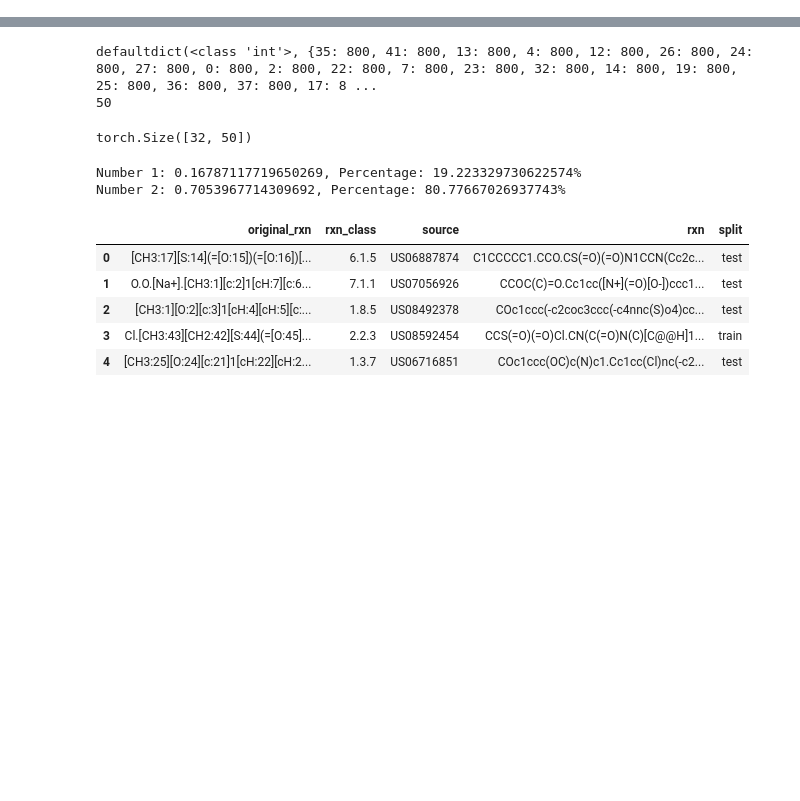
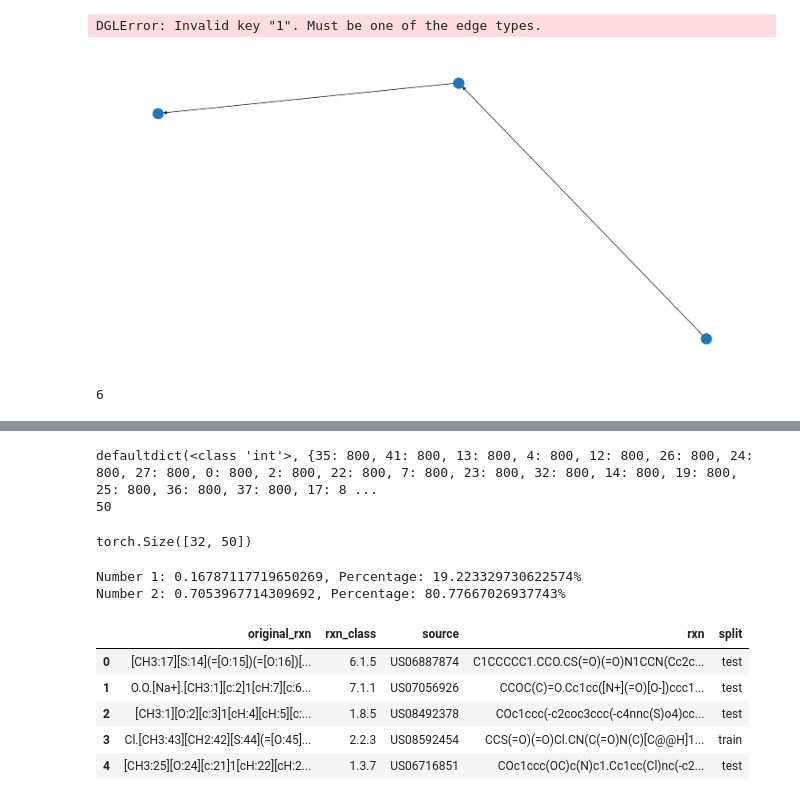
Before and after one commit to phuocchung123/kaggle_recat, a Jupyter notebook: draft.ipynb, the cells around one changed output, grey strips where cells are left out. Drawn from its saved outputs; the diff is of its cells as text; code cells hidden in the pictures; blank space fills up the shorter version.

```diff
--- a/draft.ipynb
+++ b/draft.ipynb
@@ -1,3 +1,25 @@
+# %%
+import dgl
+import torch as th
+g1 = dgl.graph(([0, 1], [1, 0]))              # Graph 1
+g1.ndata['h'] = th.tensor([1., 2.])
+g2 = dgl.graph(([0, 1], [1, 2]))              # Graph 2
+g2.ndata['h'] = th.tensor([1., 2., 3.])
+# %%
+batch=dgl.batch([g1,g2])
+batch[1]
+# %% [output]
+DGLError: Invalid key "1". Must be one of the edge types.
+# %%
+import matplotlib.pyplot as plt
+import networkx as nx
+G1 = dgl.to_networkx(g2)
+# Draw the graph
+plt.figure(figsize=[15,7])
+nx.draw(G1)
+plt.show()
+# %% [output]
+[figure, added]
 # %%
 import numpy as np
 import csv, os
@@ -18,3 +40,7 @@ valid_loader = DataLoader(
         collate_fn=collate_reaction_graphs,
         drop_last=True,
     )
+# %%
+len(data.pmol_n_node)
+# %% [output]
+6
```
Also changed, not shown: parts of 16 cells of this notebook, 5 other files.
